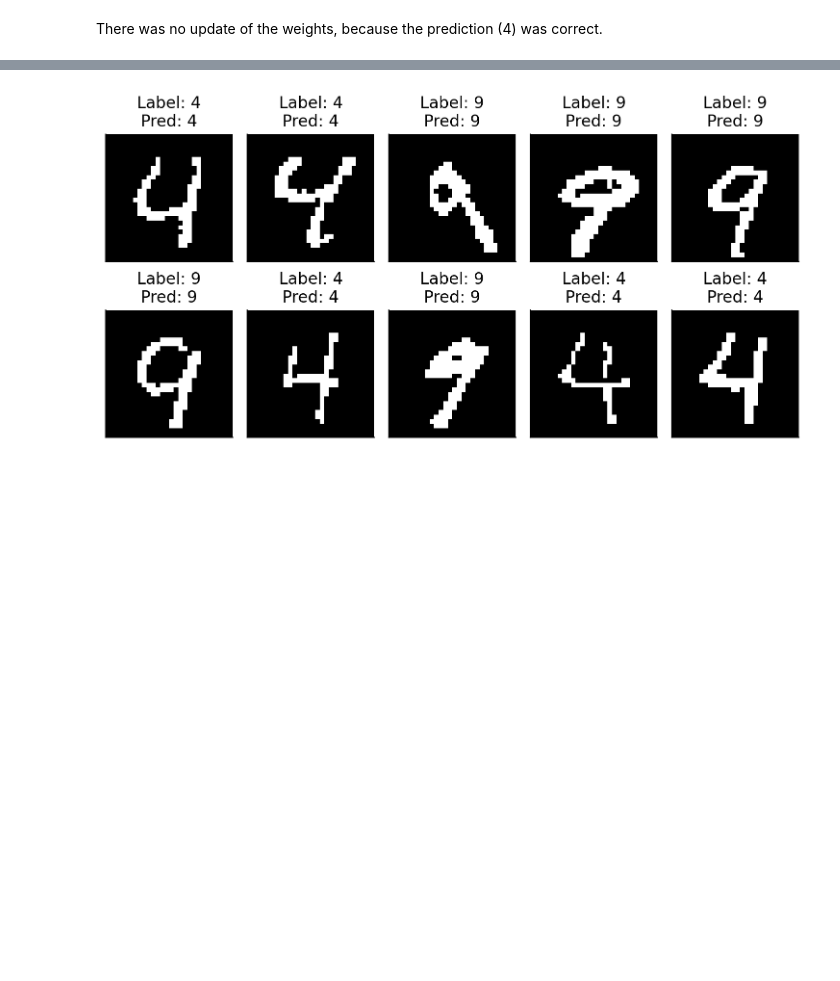
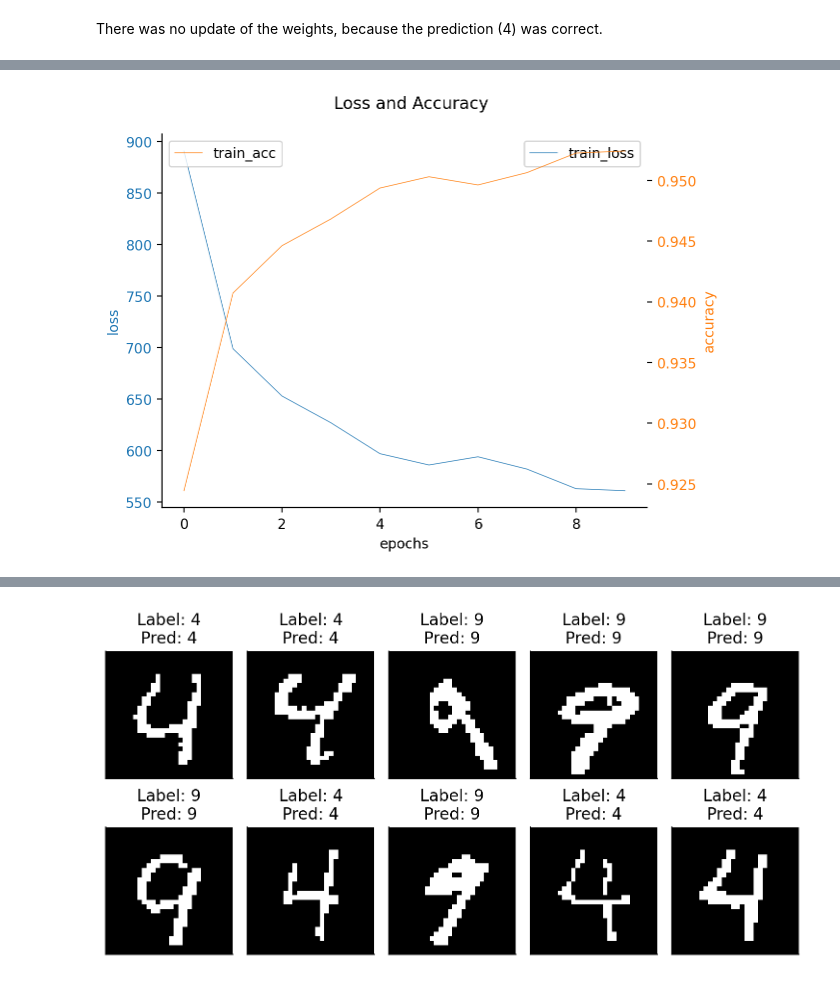
Before and after one commit to lukasGeisseler/Neural_Networks_in_Numpy, a Jupyter notebook: 02_Perceptron.ipynb, the cells around one changed output, grey strips where cells are left out. Saved outputs shown, nothing was run; the diff lists cells and outputs as text; code cells hidden in the pictures; blank space fills up the shorter version.

```diff
--- a/02_Perceptron.ipynb
+++ b/02_Perceptron.ipynb
@@ -379,3 +389,7 @@ Epoch 9: Loss: 554.0000, Accuracy: 0.9530
+# %%
+plot_metrics(train_metrics)
+# %% [output]
+[figure, added]
 # %%
 binary_index = np.isin(test_labels, binary_compare_labels)
 binary_test_labels = test_labels[binary_index]
```
Also changed, not shown: parts of 10 cells of this notebook.
